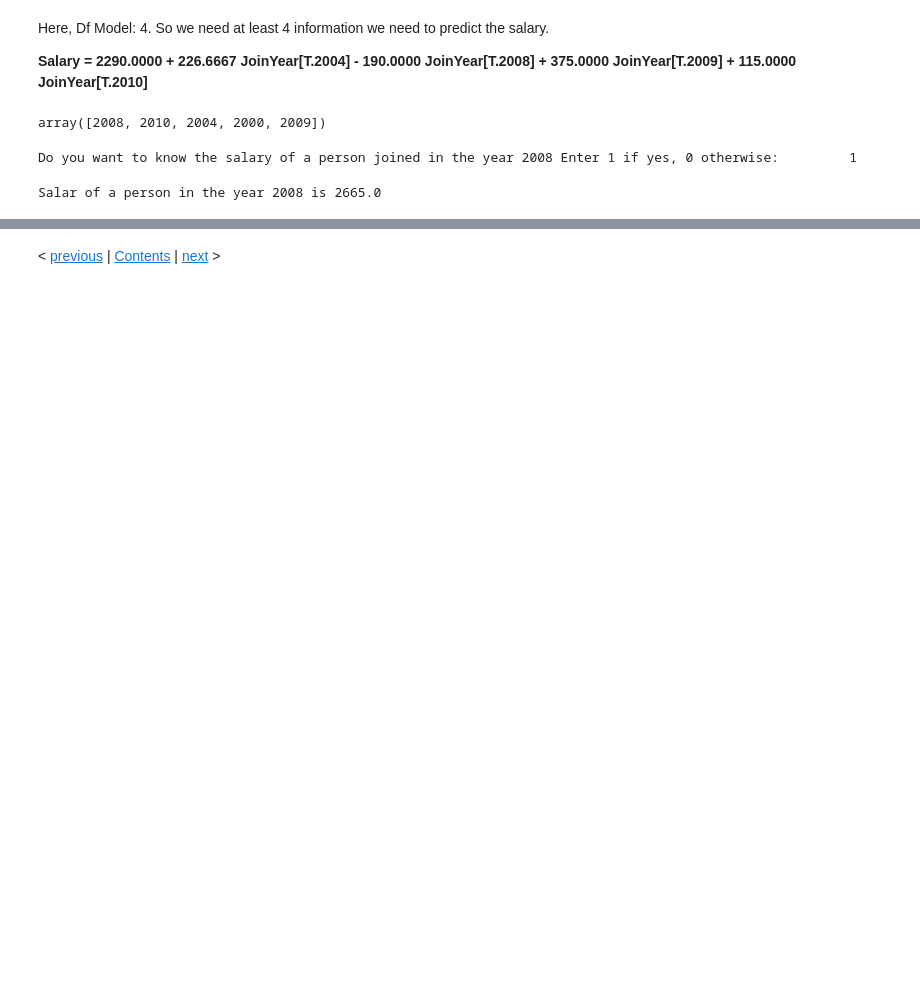
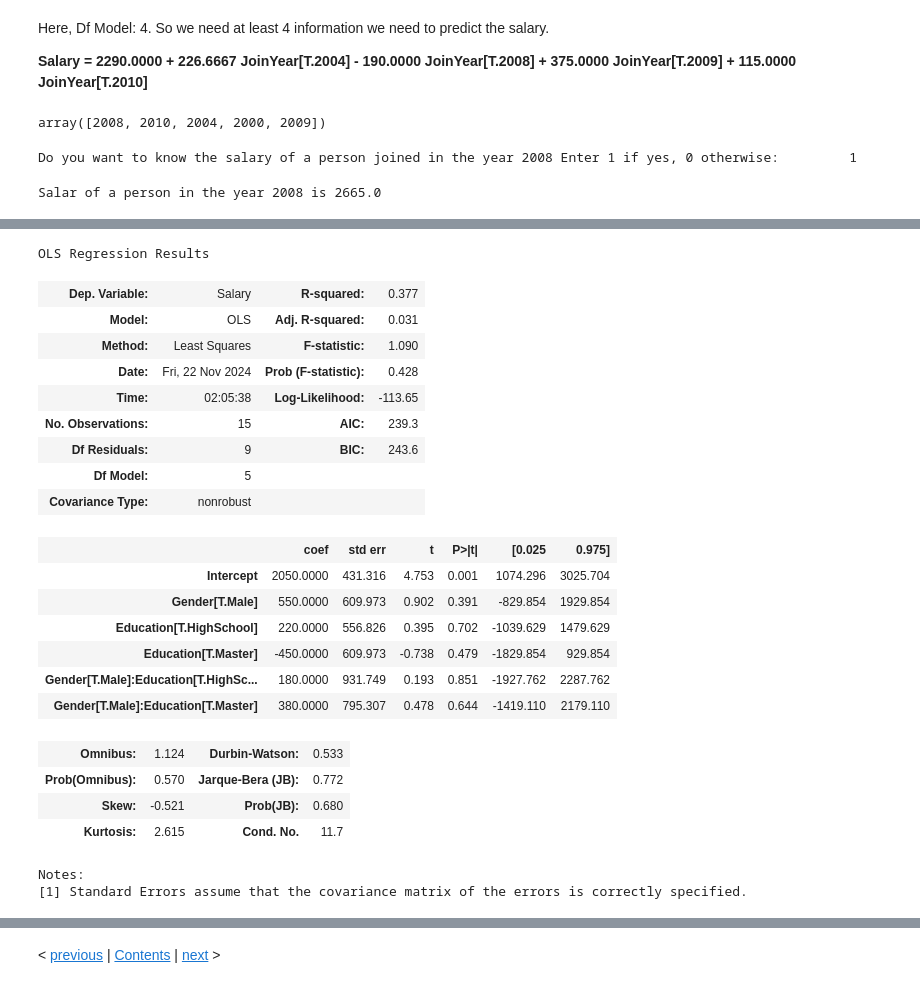
Before and after one commit to tdm09/Apuntes2039, a Jupyter notebook: 080_regresion.ipynb, the cells around one changed output, grey strips where cells are left out. Saved outputs shown, nothing was run; the diff lists cells and outputs as text; code cells hidden in the pictures; blank space fills up the shorter version.

```diff
--- a/080_regresion.ipynb
+++ b/080_regresion.ipynb
@@ -1115,0 +1185,35 @@ Salar of a person in the year 2008 is 2665.0
+# %%
+favs = ['Salary', 'Gender', 'Education']
+ndf = df.dropna(subset=favs)
+
+model_formula = "Salary ~ Gender * Education"
+
+modelAGA = sm.OLS.from_formula(model_formula, data=ndf)
+resultAGA = modelAGA.fit()
+
+
+resultAGA.summary()
+# %% [output]
+OLS Regression Results
+| Dep. Variable: | Salary | R-squared: | 0.377 |
+| Model: | OLS | Adj. R-squared: | 0.031 |
+| Method: | Least Squares | F-statistic: | 1.090 |
+| Date: | Fri, 22 Nov 2024 | Prob (F-statistic): | 0.428 |
+| Time: | 02:05:38 | Log-Likelihood: | -113.65 |
+| No. Observations: | 15 | AIC: | 239.3 |
+| Df Residuals: | 9 | BIC: | 243.6 |
+| Df Model: | 5 |  |  |
+| Covariance Type: | nonrobust |  |  |
+|  | coef | std err | t | P>|t| | [0.025 | 0.975] |
+| Intercept | 2050.0000 | 431.316 | 4.753 | 0.001 | 1074.296 | 3025.704 |
+| Gender[T.Male] | 550.0000 | 609.973 | 0.902 | 0.391 | -829.854 | 1929.854 |
+| Education[T.HighSchool] | 220.0000 | 556.826 | 0.395 | 0.702 | -1039.629 | 1479.629 |
+| Education[T.Master] | -450.0000 | 609.973 | -0.738 | 0.479 | -1829.854 | 929.854 |
+| Gender[T.Male]:Education[T.HighSc... | 180.0000 | 931.749 | 0.193 | 0.851 | -1927.762 | 2287.762 |
+| Gender[T.Male]:Education[T.Master] | 380.0000 | 795.307 | 0.478 | 0.644 | -1419.110 | 2179.110 |
+| Omnibus: | 1.124 | Durbin-Watson: | 0.533 |
+| Prob(Omnibus): | 0.570 | Jarque-Bera (JB): | 0.772 |
+| Skew: | -0.521 | Prob(JB): | 0.680 |
+| Kurtosis: | 2.615 | Cond. No. | 11.7 |
+Notes:
+[1] Standard Errors assume that the covariance matrix of the errors is correctly specified.
```
Also changed, not shown: parts of 15 cells of this notebook.
